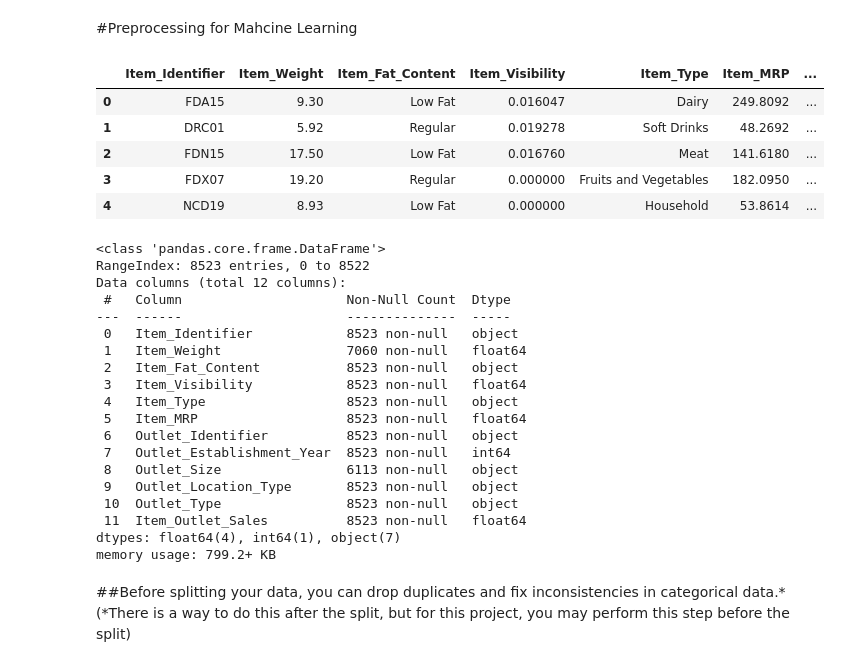
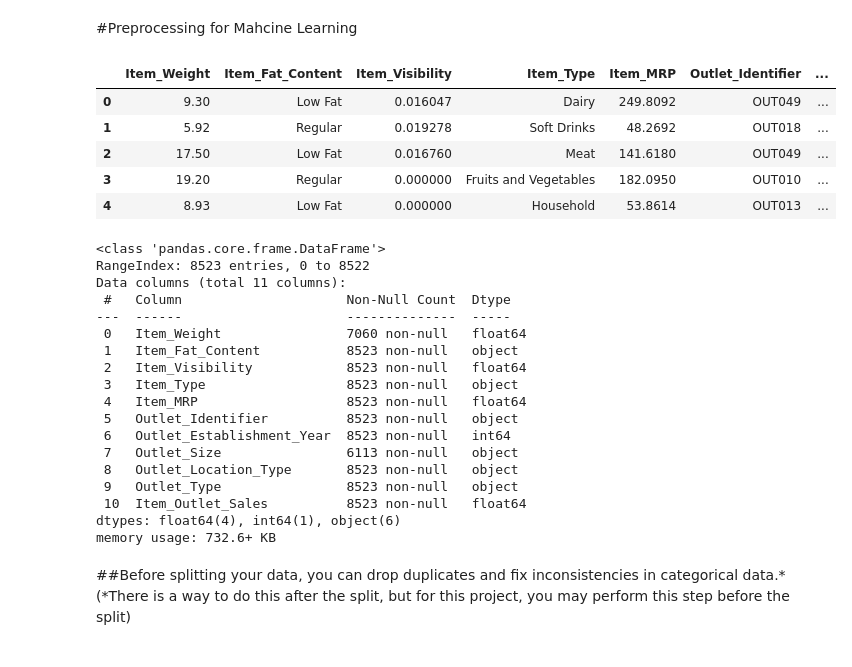
Before and after one commit to hawkeyedatatsai/food-sales-predictions, a Jupyter notebook: 5_Heng_Tser_Tsai_Food_Sales_Predictions.ipynb, the cells around one changed output. Saved outputs shown, nothing was run; the diff lists cells and outputs as text; code cells hidden in the pictures.

```diff
--- a/5_Heng_Tser_Tsai_Food_Sales_Predictions.ipynb
+++ b/5_Heng_Tser_Tsai_Food_Sales_Predictions.ipynb
@@ -648,45 +648,47 @@ Results above suggest there is negative correlation with -.13 r value between It
 # %%
 import pandas as pd
 import numpy as np
 from sklearn.model_selection import train_test_split
 from sklearn.compose import make_column_selector, make_column_transformer
 from sklearn.preprocessing import StandardScaler, OneHotEncoder
 from sklearn.impute import SimpleImputer
 from sklearn import set_config
 set_config(display='diagram')
 from sklearn.pipeline import make_pipeline
+from sklearn.linear_model import LinearRegression
+from sklearn.metrics import r2_score, mean_squared_error, mean_absolute_error
 filename = "/content/5-sales_predictions.csv"
 df2 = pd.read_csv(filename)
+df2 = df2.drop(columns = ['Item_Identifier'])
 df2.head()
 # %% [output]
-|  | Item_Identifier | Item_Weight | Item_Fat_Content | Item_Visibility | Item_Type | Item_MRP | ... |
-| 0 | FDA15 | 9.30 | Low Fat | 0.016047 | Dairy | 249.8092 | ... |
-| 1 | DRC01 | 5.92 | Regular | 0.019278 | Soft Drinks | 48.2692 | ... |
-| 2 | FDN15 | 17.50 | Low Fat | 0.016760 | Meat | 141.6180 | ... |
-| 3 | FDX07 | 19.20 | Regular | 0.000000 | Fruits and Vegetables | 182.0950 | ... |
-| 4 | NCD19 | 8.93 | Low Fat | 0.000000 | Household | 53.8614 | ... |
+|  | Item_Weight | Item_Fat_Content | Item_Visibility | Item_Type | Item_MRP | Outlet_Identifier | ... |
+| 0 | 9.30 | Low Fat | 0.016047 | Dairy | 249.8092 | OUT049 | ... |
+| 1 | 5.92 | Regular | 0.019278 | Soft Drinks | 48.2692 | OUT018 | ... |
+| 2 | 17.50 | Low Fat | 0.016760 | Meat | 141.6180 | OUT049 | ... |
+| 3 | 19.20 | Regular | 0.000000 | Fruits and Vegetables | 182.0950 | OUT010 | ... |
+| 4 | 8.93 | Low Fat | 0.000000 | Household | 53.8614 | OUT013 | ... |
 # %%
 df2.info()
 # %% [output]
 <class 'pandas.core.frame.DataFrame'>
 RangeIndex: 8523 entries, 0 to 8522
-Data columns (total 12 columns):
+Data columns (total 11 columns):
  #   Column                     Non-Null Count  Dtype
 ---  ------                     --------------  -----
- 0   Item_Identifier            8523 non-null   object
- 1   Item_Weight                7060 non-null   float64
- 2   Item_Fat_Content           8523 non-null   object
- 3   Item_Visibility            8523 non-null   float64
- 4   Item_Type                  8523 non-null   object
- 5   Item_MRP                   8523 non-null   float64
- 6   Outlet_Identifier          8523 non-null   object
- 7   Outlet_Establishment_Year  8523 non-null   int64
- 8   Outlet_Size                6113 non-null   object
- 9   Outlet_Location_Type       8523 non-null   object
- 10  Outlet_Type                8523 non-null   object
- 11  Item_Outlet_Sales          8523 non-null   float64
-dtypes: float64(4), int64(1), object(7)
-memory usage: 799.2+ KB
+ 0   Item_Weight                7060 non-null   float64
+ 1   Item_Fat_Content           8523 non-null   object
+ 2   Item_Visibility            8523 non-null   float64
+ 3   Item_Type                  8523 non-null   object
+ 4   Item_MRP                   8523 non-null   float64
+ 5   Outlet_Identifier          8523 non-null   object
+ 6   Outlet_Establishment_Year  8523 non-null   int64
+ 7   Outlet_Size                6113 non-null   object
+ 8   Outlet_Location_Type       8523 non-null   object
+ 9   Outlet_Type                8523 non-null   object
+ 10  Item_Outlet_Sales          8523 non-null   float64
+dtypes: float64(4), int64(1), object(6)
+memory usage: 732.6+ KB
 # %% [markdown]
 ##Before splitting your data, you can drop duplicates and fix inconsistencies in categorical data.* (*There is a way to do this after the split, but for this project, you may perform this step before the split)
 # %%
```
Also changed, not shown: parts of 24 cells of this notebook.
